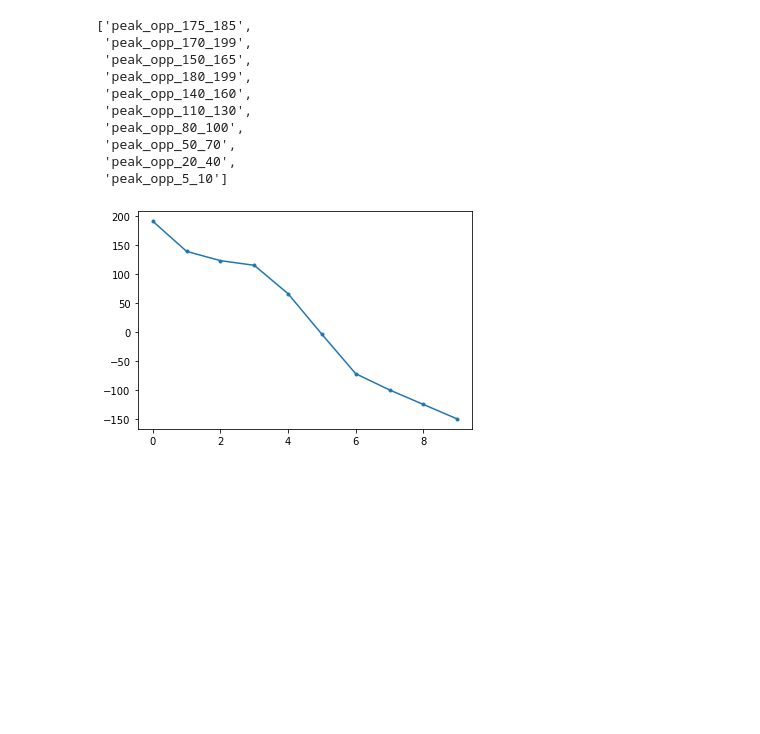
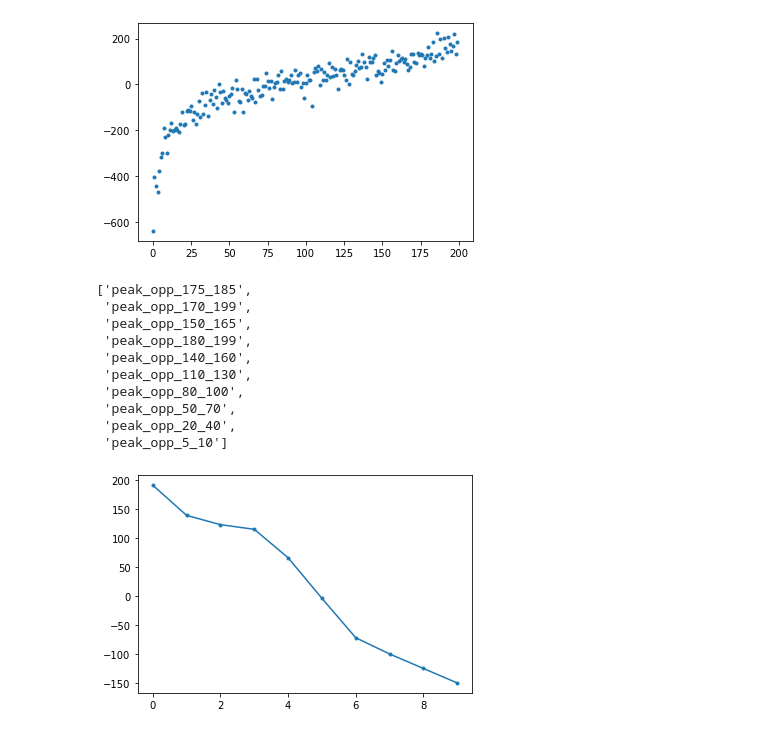
Before and after one commit to basvanopheusden/fourinarow, a Jupyter notebook: Analysis notebooks/new/Run Bayeselo.ipynb, the cells around one changed output. Saved outputs shown, nothing was run; the diff lists cells and outputs as text; code cells hidden in the pictures; blank space fills up the shorter version.

```diff
--- a/Analysis notebooks/new/Run Bayeselo.ipynb
+++ b/Analysis notebooks/new/Run Bayeselo.ipynb
@@ -39,5 +46,10 @@ create_bayeselo_input(results,direc + 'Ratings/tournament_results.pgn')
 # %%
-elo = run_bayeselo([direc + 'Ratings/tournament_results.pgn'])
+elo = run_bayeselo([direc + 'Ratings/tournament_results_short.pgn'])
+# %%
+plt.plot([elo[str(i)] for i in range(200)],'.')
+plt.show()
+# %% [output]
+[figure, added]
 # %%
 np.savetxt('C:/Users/svo/Documents/Sourcetree repos/fourinarow/elo.txt',[elo[str(i)] for i in range(1650)])
 # %%
```
Also changed, not shown: parts of 3 cells of this notebook, 8 other files.
